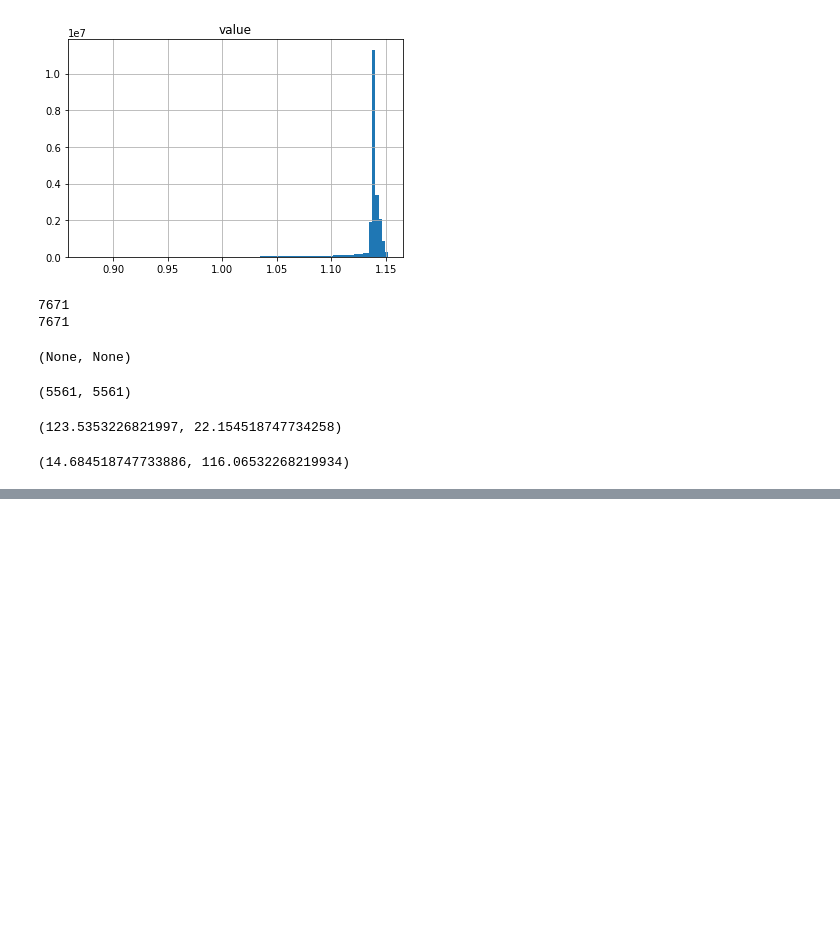
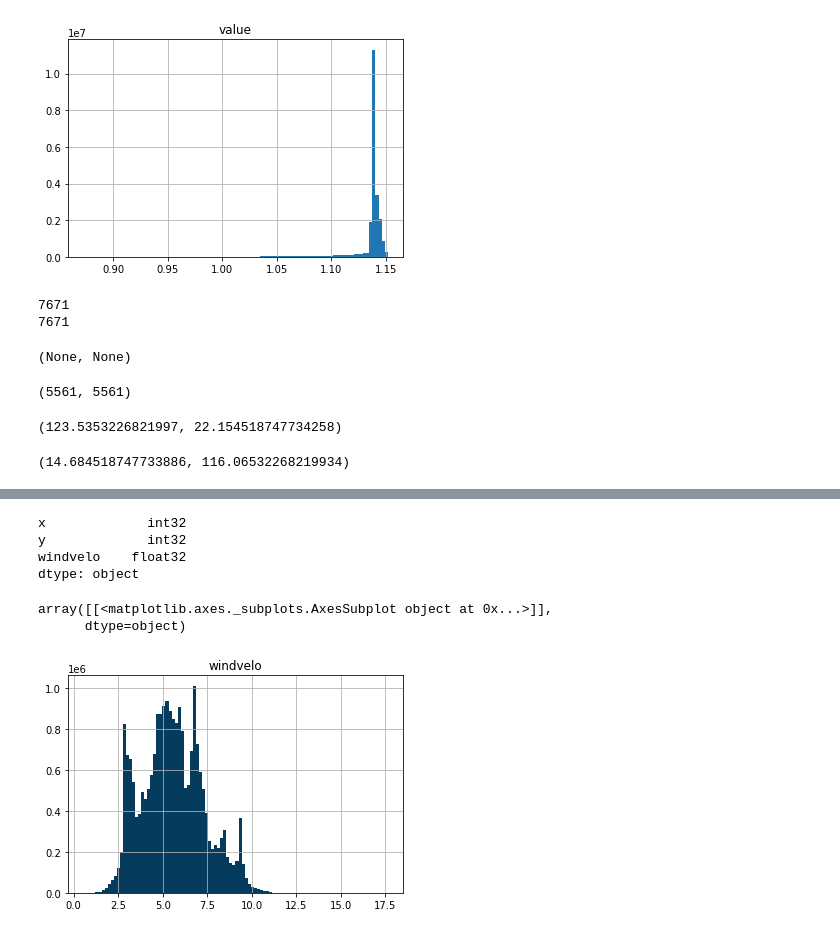
Before and after one commit to janpasia/eskwelabs-capstone, a Jupyter notebook: 04_tiff_image_processing.ipynb, the cells around one changed output, grey strips where cells are left out. Cells and saved outputs as stored; diff of their text form; code cells hidden in the pictures; blank space fills up the shorter version.

```diff
--- a/04_tiff_image_processing.ipynb
+++ b/04_tiff_image_processing.ipynb
@@ -187,0 +200,14 @@ longs[2997][9], lats[2997][9]
+# %%
+px_vals = []
+
+count = 0
+for x in range(img_width):
+    for y in range(img_height):
+        count += 1
+        px_val = band_arr[y, x]
+        if (not(math.isnan(px_val))):
+            px_vals.append({"x": x,
+                            "y": y,
+                            "value": px_val})
+
+print(count)
@@ -187,0 +216,3 @@ longs[2997][9], lats[2997][9]
+# %%
+df = pd.DataFrame(px_vals, columns=["x", "y", "value"])
+df
@@ -187,0 +233,3 @@ longs[2997][9], lats[2997][9]
+# %%
+df = df.rename(columns={"value": "windvelo"})
+df
@@ -187,0 +250,8 @@ longs[2997][9], lats[2997][9]
+# %%
+df = df.astype({"x": "int32", "y": "int32", "windvelo": "float32"})
+df.dtypes
+# %% [output]
+x             int32
+y             int32
+windvelo    float32
+dtype: object
@@ -187,0 +260,6 @@ longs[2997][9], lats[2997][9]
+# %%
+df.hist(column="windvelo", bins=100, color="#053B5C")
+# %% [output]
+array([[<matplotlib.axes._subplots.AxesSubplot object at 0x...>]],
+      dtype=object)
+[figure, added]
```
Also changed, not shown: parts of 11 cells of this notebook, 22 other files.
